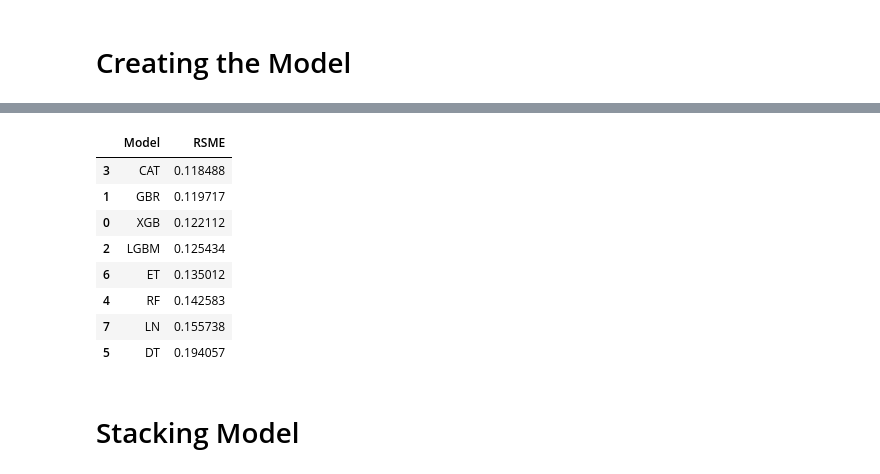
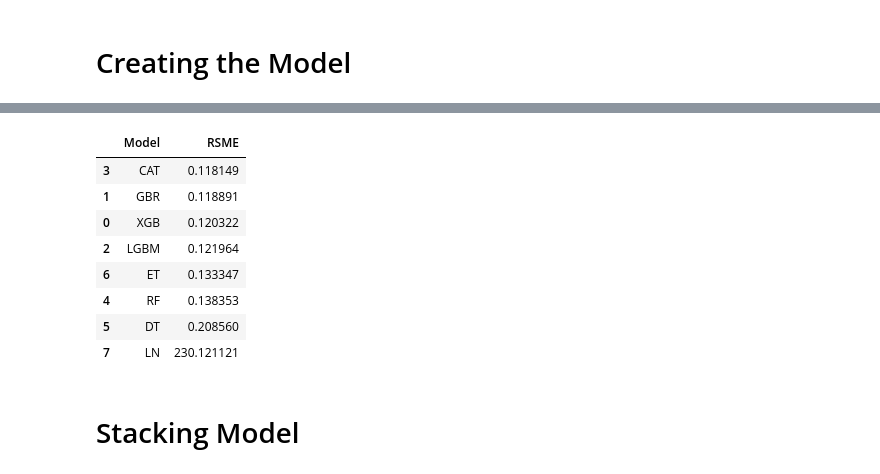
Before and after one commit to kamala2dt/House-Price-Prediction, a Jupyter notebook: house-price-prediction-top8.ipynb, the cells around one changed output, grey strips where cells are left out. Drawn from its saved outputs; the diff is of its cells as text; code cells hidden in the pictures.

```diff
--- a/house-price-prediction-top8.ipynb
+++ b/house-price-prediction-top8.ipynb
@@ -709,7 +714,7 @@ X = df_train.drop('SalePrice', axis=1)
 # Select y = Target Variable
 
 target = df_train['SalePrice']
-y = np.log(target)
+y = np.log1p(target)
 
 # We need to log-transform y to train and exp-transform the predictions
 # %%
@@ -726,8 +731,8 @@ def rmse(y, y_pred):
 # %%
 # Cat Boost Regression
 
-cat_model = CatBoostRegressor(n_estimators=1000,
-                              learning_rate= 0.02,
+cat_model = CatBoostRegressor(n_estimators=3000,
+                              learning_rate= 0.01,
                               max_depth=5,
                               verbose=False,
                               model_size_reg=0.7,
@@ -745,9 +750,9 @@ cat_score
 # %%
 # Gradient Boosting Regression
 
-gbr_model = GradientBoostingRegressor(n_estimators=1000,
-                                      learning_rate=0.02,
-                                      max_depth=5,
+gbr_model = GradientBoostingRegressor(n_estimators=2000,
+                                      learning_rate=0.01,
+                                      max_depth=4,
                                       min_samples_split=2,
                                       max_features=35,
                                       random_state=2)
@@ -762,9 +767,9 @@ gbr_score
 # Light gradient boosting method regression
 
 lgbm_model = LGBMRegressor(objective='regression',
-                         num_leaves=4,
-                         learning_rate=0.01,
-                         n_estimators=5000,
+                         num_leaves=6,
+                         learning_rate=0.02,
+                         n_estimators=1000,
                          max_bin=200,
                          bagging_fraction=0.75,
                          bagging_freq=5,
@@ -773,7 +778,6 @@ lgbm_model = LGBMRegressor(objective='regression',
                          feature_fraction_seed=7,
                          verbose=-1)
 
-
 lgbm_model.fit(X_train, y_train)
 lgbm_pred = lgbm_model.predict(X_valid)
 lgbm_score = rmse(y_valid, lgbm_pred)
@@ -872,25 +875,29 @@ ln_score
 # %%
 # Compare Model
 
-scores_list = [["XGB",xgb_score],["GBR",gbr_score],
-               ["LGBM",lgbm_score],["CAT",cat_score],
-               ["RF",rf_score], ["DT ", dt_score],
-               ["ET ", et_score], ["LN", ln_score]]
+scores_list = [["XGB", xgb_score],
+               ["GBR", gbr_score],
+               ["LGBM", lgbm_score],
+               ["CAT", cat_score],
+               ["RF", rf_score],
+               ["DT ", dt_score],
+               ["ET ", et_score],
+               ["LN", ln_score]]
 
 scores = (pd.DataFrame(scores_list,columns = ["Model", "RSME"])).sort_values(by=["RSME"], ascending=True, )
 
 
 scores
 # %% [output]
 |  | Model | RSME |
-| 3 | CAT | 0.118488 |
-| 1 | GBR | 0.119717 |
-| 0 | XGB | 0.122112 |
-| 2 | LGBM | 0.125434 |
-| 6 | ET | 0.135012 |
-| 4 | RF | 0.142583 |
-| 7 | LN | 0.155738 |
-| 5 | DT | 0.194057 |
+| 3 | CAT | 0.118149 |
+| 1 | GBR | 0.118891 |
+| 0 | XGB | 0.120322 |
+| 2 | LGBM | 0.121964 |
+| 6 | ET | 0.133347 |
+| 4 | RF | 0.138353 |
+| 5 | DT | 0.208560 |
+| 7 | LN | 230.121121 |
 # %% [markdown]
 # Stacking Model
 # %%
```
Also changed, not shown: parts of 14 cells of this notebook.
